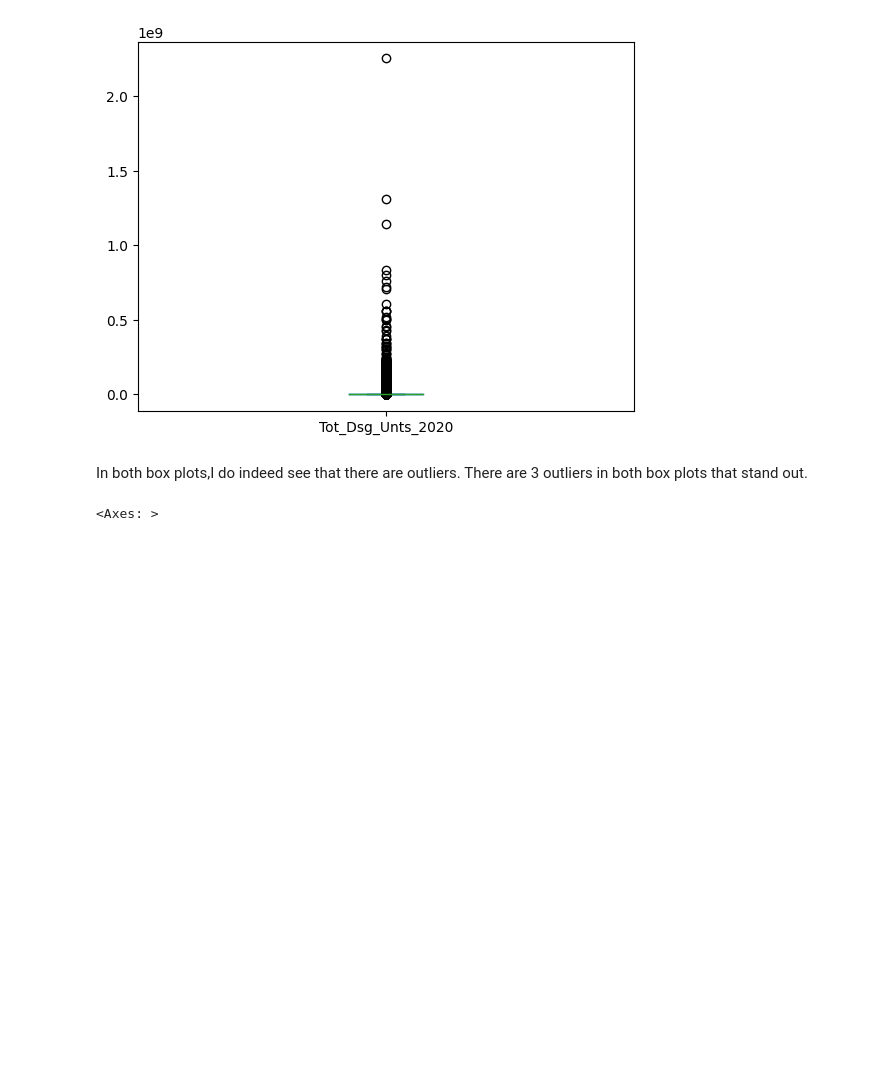
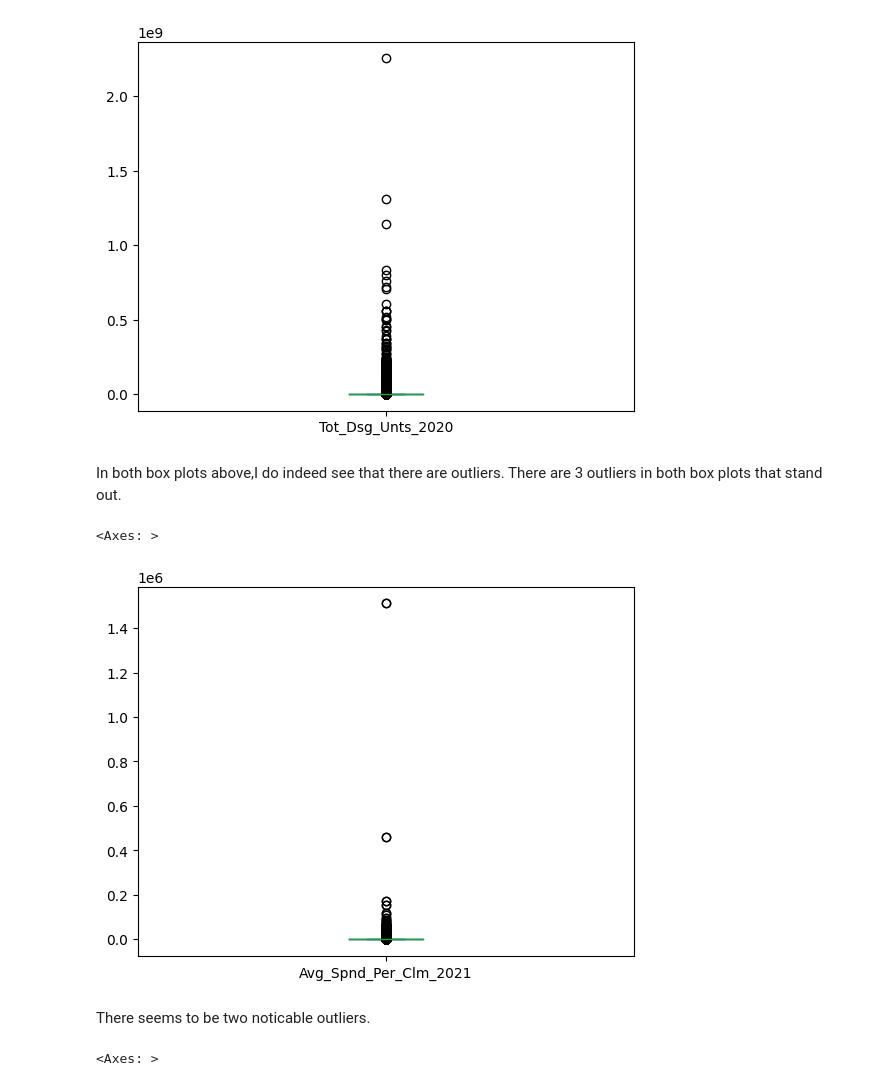
Before and after one commit to brithoang1/visualization, a Jupyter notebook: assignment/assignment.ipynb, the cells around one changed output. Saved outputs shown, nothing was run; the diff lists cells and outputs as text; code cells hidden in the pictures; blank space fills up the shorter version.

```diff
--- a/assignment/assignment.ipynb
+++ b/assignment/assignment.ipynb
@@ -349,8 +358,17 @@ df2['Tot_Dsg_Unts_2020'].plot.box()
 # %% [output]
 <Axes: >
 [figure]
+# %% [markdown]
+In both box plots above,I do indeed see that there are
+outliers. There are 3 outliers in both box plots that stand out.
+# %%
+#boxplot
+df2['Avg_Spnd_Per_Clm_2021'].plot.box()
+# %% [output]
+<Axes: >
+[figure, added]
 # %% [markdown]
-In both box plots,I do indeed see that there are outliers. There are 3 outliers in both box plots that stand out.
+There seems to be two noticable outliers.
 # %%
 #bar graph for the categorical variable
 df2['Brnd_Name'].hist(bins=100,grid=False)
```
Also changed, not shown: parts of 7 cells of this notebook.
